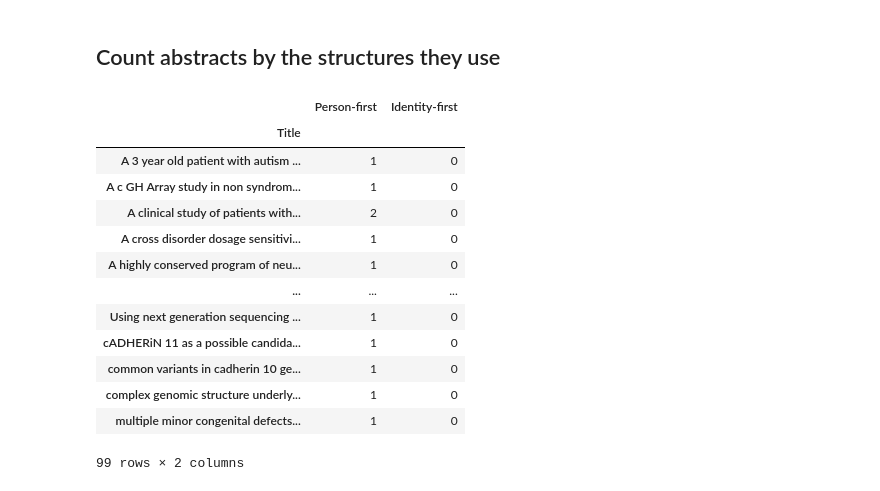
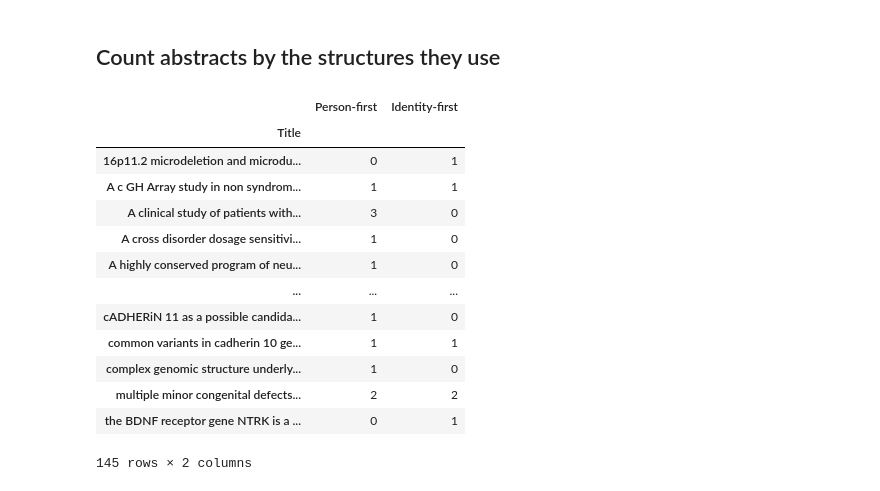
Before and after one commit to UKDataServiceOpen/Person_Identy_First_Language, a Jupyter notebook: 2023_Second_analysis/code/3_Pattern_matching.ipynb, the cells around one changed output. Cells and saved outputs as stored; diff of their text form; code cells hidden in the pictures.

```diff
--- a/2023_Second_analysis/code/3_Pattern_matching.ipynb
+++ b/2023_Second_analysis/code/3_Pattern_matching.ipynb
@@ -466,25 +481,25 @@ dtype: int64
 # %% [markdown]
 ## Count abstracts by the structures they use
 # %%
-person_by_title = person_identity_first.groupby(['Title'])['Person-first'].count()
-identity_by_title = person_identity_first.groupby(['Title'])['Identity-first'].count()
+person_by_title = reviewed_matches.groupby(['Title'])['Person-first'].count()
+identity_by_title = reviewed_matches.groupby(['Title'])['Identity-first'].count()
 title = pd.concat([person_by_title,identity_by_title],axis=1)
 title
 # %% [output]
 |  | Person-first | Identity-first |
 | Title |  |  |
-| A 3 year old patient with autism ... | 1 | 0 |
-| A c GH Array study in non syndrom... | 1 | 0 |
-| A clinical study of patients with... | 2 | 0 |
+| 16p11.2 microdeletion and microdu... | 0 | 1 |
+| A c GH Array study in non syndrom... | 1 | 1 |
+| A clinical study of patients with... | 3 | 0 |
 | A cross disorder dosage sensitivi... | 1 | 0 |
 | A highly conserved program of neu... | 1 | 0 |
 | ... | ... | ... |
-| Using next generation sequencing ... | 1 | 0 |
 | cADHERiN 11 as a possible candida... | 1 | 0 |
-| common variants in cadherin 10 ge... | 1 | 0 |
+| common variants in cadherin 10 ge... | 1 | 1 |
 | complex genomic structure underly... | 1 | 0 |
-| multiple minor congenital defects... | 1 | 0 |
+| multiple minor congenital defects... | 2 | 2 |
+| the BDNF receptor gene NTRK is a ... | 0 | 1 |
-99 rows × 2 columns
+145 rows × 2 columns
 # %%
 title.sort_values(by=['Identity-first'], ascending=False)
 # %% [output]
```
Also changed, not shown: parts of 42 cells of this notebook, 3 other files.
